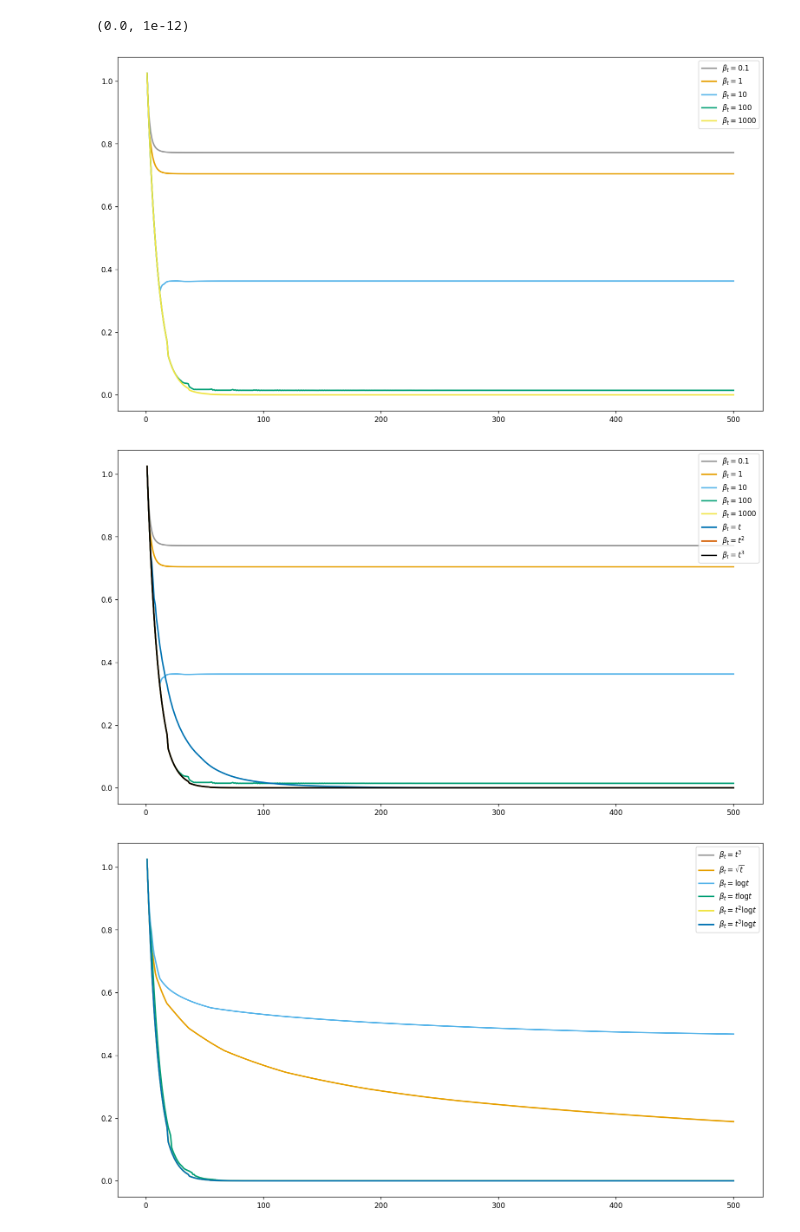
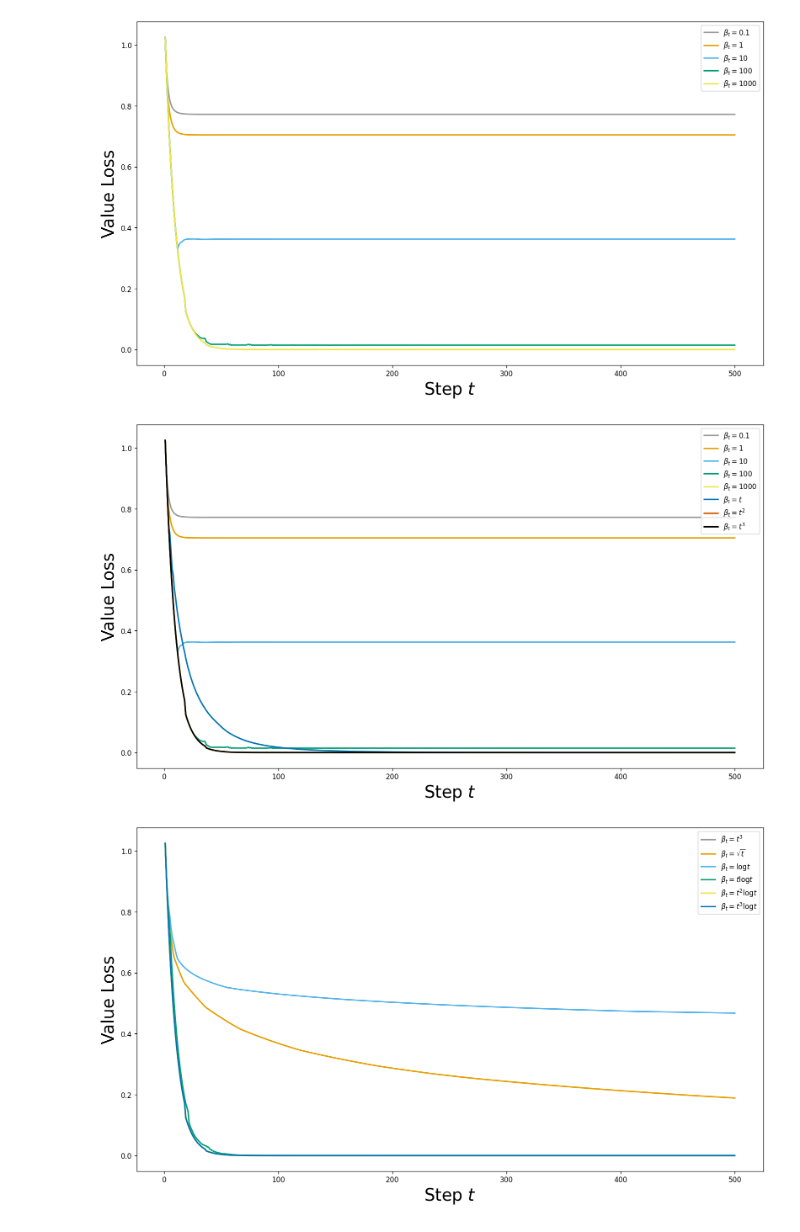
Before and after one commit to WinDerek/reinforce-py, a Jupyter notebook: backend/plot_dbs_value_iteration.ipynb, the cells around one changed output. Drawn from its saved outputs; the diff is of its cells as text; code cells hidden in the pictures.

```diff
--- a/backend/plot_dbs_value_iteration.ipynb
+++ b/backend/plot_dbs_value_iteration.ipynb
@@ -9,12 +9,23 @@
 import matplotlib.pyplot as plt
 import pickle
 
+# mkdir
+from pathlib import Path
+Path("./figure").mkdir(parents=True, exist_ok=True)
 
 filename = "dbs_value_iteration_experiments_results.pkl"
 with open(filename, "rb") as f:
     experiments_results = pickle.load(f)
 
 COLOR_LIST = [ '#999999', '#E69F00', '#56B4E9', '#009E73', '#F0E442', '#0072B2', '#D55E00', '#000000' ]
+MARKEVERY = 10
+MARKER_SIZE = 25.0
+LINE_WIDTH = 2.0
+FONT_SIZE = 24.0
+FONT_SIZE_TICK = 24.0
+FIGSIZE = (16,9)
+GRID = False
+FONT_WEIGHT = "normal"
 
 for index, agent_name in enumerate(experiments_results['agent_name_list']):
     print("#{:d}: \'{:s}\'".format(index, agent_name))
@@ -29,8 +40,12 @@ fig, ax = plt.subplots(figsize=(16, 9), dpi=120)
 for index, agent_index in enumerate(static_list):
     agent_name = experiments_results['agent_name_list'][agent_index]
     value_loss_array = experiments_results['value_loss_2darray'][agent_index]
-    ax.plot(range(1, value_loss_array.shape[0] + 1), value_loss_array, markevery=1, linestyle='-', color=COLOR_LIST[index], label=agent_name, markersize=12, linewidth=2)
+    ax.plot(range(1, value_loss_array.shape[0] + 1), value_loss_array, markevery=1, linestyle='-', color=COLOR_LIST[index], label=agent_name, markersize=MARKER_SIZE, linewidth=LINE_WIDTH)
 ax.legend()
+ax.set_xlabel(r'Step $t$', fontsize=FONT_SIZE, fontweight=FONT_WEIGHT)
+ax.set_ylabel(r'Value Loss', fontsize=FONT_SIZE, fontweight=FONT_WEIGHT)
+# Save the figure
+fig.savefig('./figure/dbs_value_iteration_static.pdf', format='pdf', bbox_inches='tight')
 # fig, ax = plt.subplots(figsize=(16, 9), dpi=120)
 # for index, agent_index in enumerate(static_list):
 #     agent_name = experiments_results['agent_name_list'][agent_index]
@@ -43,8 +58,10 @@ fig, ax = plt.subplots(figsize=(16, 9), dpi=120)
 for index, agent_index in enumerate(first_list):
     agent_name = experiments_results['agent_name_list'][agent_index]
     value_loss_array = experiments_results['value_loss_2darray'][agent_index]
-    ax.plot(range(1, value_loss_array.shape[0] + 1), value_loss_array, markevery=1, linestyle='-', color=COLOR_LIST[index], label=agent_name, markersize=12, linewidth=2)
+    ax.plot(range(1, value_loss_array.shape[0] + 1), value_loss_array, markevery=1, linestyle='-', color=COLOR_LIST[index], label=agent_name, markersize=MARKER_SIZE, linewidth=LINE_WIDTH)
 ax.legend()
+ax.set_xlabel(r'Step $t$', fontsize=FONT_SIZE, fontweight=FONT_WEIGHT)
+ax.set_ylabel(r'Value Loss', fontsize=FONT_SIZE, fontweight=FONT_WEIGHT)
 # fig, ax = plt.subplots(figsize=(16, 9), dpi=120)
 # for index, agent_index in enumerate(first_list):
 #     agent_name = experiments_results['agent_name_list'][agent_index]
@@ -59,48 +76,55 @@ ax.legend()
 #     value_loss_array = experiments_results['value_loss_2darray'][agent_index]
 #     ax.plot(range(1, value_loss_array.shape[0] + 1), value_loss_array, markevery=1, linestyle='-', color=COLOR_LIST[index], label=agent_name, markersize=12, linewidth=2)
 # ax.legend()
 # fig, ax = plt.subplots(figsize=(16, 9), dpi=120)
 # for index, agent_index in enumerate(second_list):
 #     agent_name = experiments_results['agent_name_list'][agent_index]
 #     value_loss_array = experiments_results['value_loss_2darray'][agent_index]
 #     ax.plot(range(1, 100 + 1), value_loss_array[:100], '.', markevery=1, linestyle='-', color=COLOR_LIST[index], label=agent_name, markersize=12, linewidth=2)
 # ax.legend()
 
 # Dynamic
 fig, ax = plt.subplots(figsize=(16, 9), dpi=120)
 for index, agent_index in enumerate(dynamic_list):
     agent_name = experiments_results['agent_name_list'][agent_index]
     value_loss_array = experiments_results['value_loss_2darray'][agent_index]
-    ax.plot(range(1, value_loss_array.shape[0] + 1), value_loss_array, markevery=1, linestyle='-', color=COLOR_LIST[index], label=agent_name, markersize=12, linewidth=2)
+    ax.plot(range(1, value_loss_array.shape[0] + 1), value_loss_array, markevery=1, linestyle='-', color=COLOR_LIST[index], label=agent_name, markersize=MARKER_SIZE, linewidth=LINE_WIDTH)
 ax.legend()
-fig, ax = plt.subplots(figsize=(16, 9), dpi=120)
-for index, agent_index in enumerate(dynamic_list):
-    agent_name = experiments_results['agent_name_list'][agent_index]
-    value_loss_array = experiments_results['value_loss_2darray'][agent_index]
-    ax.plot(range(1, 100 + 1), value_loss_array[:100], '.', markevery=1, linestyle='-', color=COLOR_LIST[index], label=agent_name, markersize=12, linewidth=2)
-ax.legend()
-fig, ax = plt.subplots(figsize=(16, 9), dpi=120)
-for index, agent_index in enumerate(dynamic_list):
-    agent_name = experiments_results['agent_name_list'][agent_index]
-    value_loss_array = experiments_results['value_loss_2darray'][agent_index]
-    ax.plot(range(1, value_loss_array.shape[0] + 1), value_loss_array, markevery=1, linestyle='-', color=COLOR_LIST[index], label=agent_name, markersize=12, linewidth=2)
-ax.legend()
-ax.set_ylim(0.0, 1e-12)
+ax.set_xlabel(r'Step $t$', fontsize=FONT_SIZE, fontweight=FONT_WEIGHT)
+ax.set_ylabel(r'Value Loss', fontsize=FONT_SIZE, fontweight=FONT_WEIGHT)
+# Save the figure
+fig.savefig('./figure/dbs_value_iteration_dynamic.pdf', format='pdf', bbox_inches='tight')
+# fig, ax = plt.subplots(figsize=(16, 9), dpi=120)
+# for index, agent_index in enumerate(dynamic_list):
+#     agent_name = experiments_results['agent_name_list'][agent_index]
+#     value_loss_array = experiments_results['value_loss_2darray'][agent_index]
+#     ax.plot(range(1, 100 + 1), value_loss_array[:100], '.', markevery=1, linestyle='-', color=COLOR_LIST[index], label=agent_name, markersize=MARKER_SIZE, linewidth=LINE_WIDTH)
+# ax.legend()
+# ax.set_xlabel(r'Step $t$', fontsize=FONT_SIZE, fontweight=FONT_WEIGHT)
+# ax.set_ylabel(r'Value Loss', fontsize=FONT_SIZE, fontweight=FONT_WEIGHT)
+# fig, ax = plt.subplots(figsize=(16, 9), dpi=120)
+# for index, agent_index in enumerate(dynamic_list):
+#     agent_name = experiments_results['agent_name_list'][agent_index]
+#     value_loss_array = experiments_results['value_loss_2darray'][agent_index]
+#     ax.plot(range(1, value_loss_array.shape[0] + 1), value_loss_array, markevery=1, linestyle='-', color=COLOR_LIST[index], label=agent_name, markersize=MARKER_SIZE, linewidth=LINE_WIDTH)
+# ax.legend()
+# ax.set_ylim(0.0, 1e-12)
+# ax.set_xlabel(r'Step $t$', fontsize=FONT_SIZE, fontweight=FONT_WEIGHT)
+# ax.set_ylabel(r'Value Loss', fontsize=FONT_SIZE, fontweight=FONT_WEIGHT)
 # %% [output]
 #0: '$\beta_t = 0.1$'
 #1: '$\beta_t = 1$'
 #2: '$\beta_t = 10$'
 #3: '$\beta_t = 100$'
 #4: '$\beta_t = 1000$'
 #5: '$\beta_t = t$'
 #6: '$\beta_t = t^2$'
 #7: '$\beta_t = t^3$'
 #8: '$\beta_t = \sqrt{t}$'
 #9: '$\beta_t = \log t$'
 #10: '$\beta_t = t \log t$'
 #11: '$\beta_t = t^2 \log t$'
 #12: '$\beta_t = t^3 \log t$'
-(0.0, 1e-12)
-[figure, old version]
+[figure, new version]
-[figure, old version]
+[figure, new version]
-[figure, old version]
+[figure, new version]
```
Also changed, not shown: parts of 1 cell of this notebook, 8 other files.
